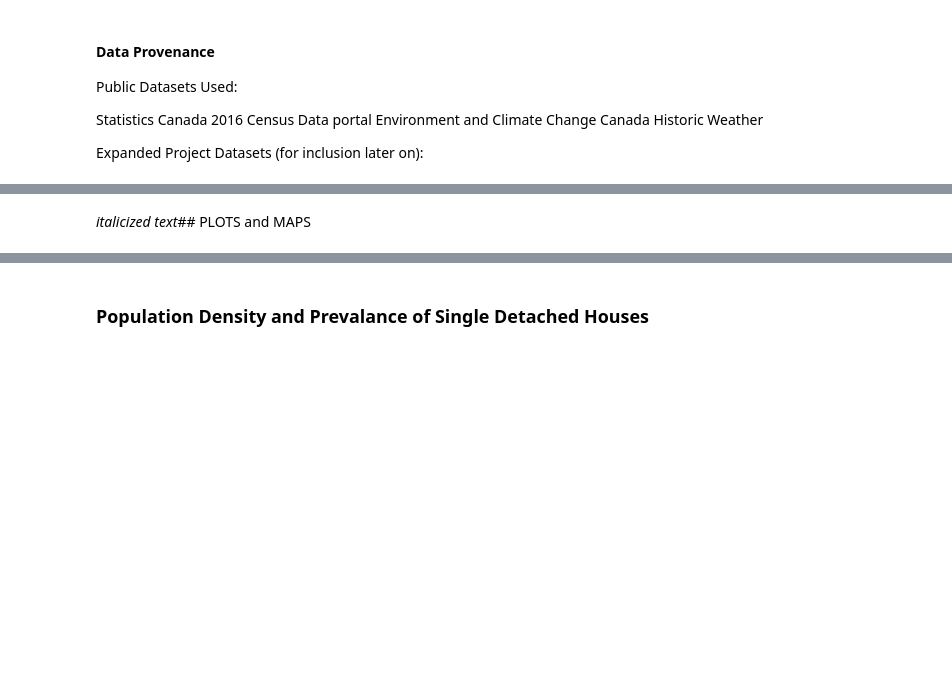
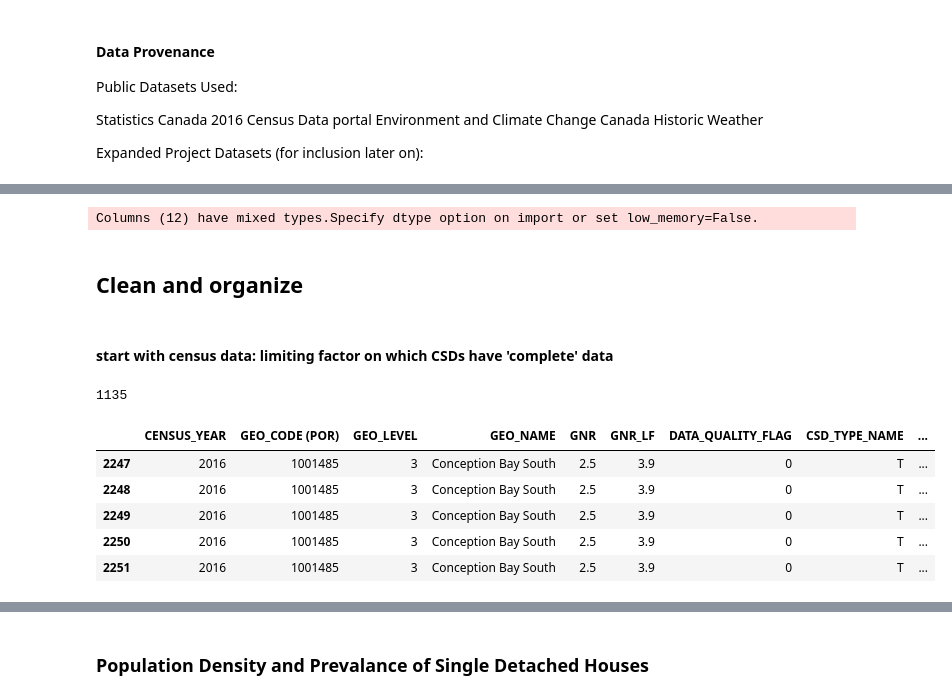
Before and after one commit to DonnaVakalis/Urban.dat, a Jupyter notebook: canadian_cousins_research_III.ipynb, the cells around one changed output, grey strips where cells are left out. Cells and saved outputs as stored; diff of their text form; code cells hidden in the pictures; blank space fills up the shorter version.

```diff
--- a/canadian_cousins_research_III.ipynb
+++ b/canadian_cousins_research_III.ipynb
@@ -364,2 +97,61 @@ df_dwells.head(2)
-# %% [markdown]
-*italicized text*## PLOTS and MAPS
+# %%
+# Read in data
+
+# Read in CSD Census Profiles
+# From Statistics Canada
+filename = base_dir + 'raw_data_files/98-401-X2016042_English_CSV_data.csv'
+df_census = pd.read_csv(filename)
+
+
+# Read Pre-processed weather data--> Geopandas
+# This file was processed separately. It contains the shapes of CSDs and the HDDS and CDDS for 2018 of nearest weather station
+filename = base_dir + 'raw_data_files/csd_with_nearest_weatherStation.pkl'
+gdf_weather = pd.read_pickle(filename)
+
+
+# Read in transportation data (includes population)
+# From Statistics Canada
+filename = base_dir + 'raw_data_files/23100286.csv'
+df_trnsp = pd.read_csv(filename)
+
+# Read in Remoteness Index
+# From Statistics Canada
+filename = base_dir + 'raw_data_files/17100143.csv'
+df_remote = pd.read_csv(filename)
+
+
+# Future data sets:
+
+# Read census commuting and occupation
+# from https://www12.statcan.gc.ca/census-recensement/2016/dp-pd/dt-td/Lp-eng.cfm?LANG=E&APATH=7&DETAIL=0&DIM=0&FL=C&FREE=0&GC=0&GID=0&GK=0&GRP=1&PID=0&PRID=10&PTYPE=109445&S=0&SHOWALL=0&SUB=0&Temporal=2016,2017&THEME=0&VID=0&VNAMEE=Commuting%20duration%20%286%29&VNAMEF=Dur%C3%A9e%20du%20trajet%20domicile%2Dlieu%20de%20travail%20%286%29
+
+# Read in NAICS data?
+# e.g., percentage in ag or ind...
+
+# Read in MEED data!
+# %% [output]
+Columns (12) have mixed types.Specify dtype option on import or set low_memory=False.
+# %% [markdown]
+## Clean and organize
+# %% [markdown]
+#### start with census data: limiting factor on which CSDs have 'complete' data
+# %%
+df_census.query('GEO_LEVEL == 3').GEO_NAME.nunique() # 942 Census Subdivisions in this set
+df_census.query('GEO_NAME == "Toronto"') # Check whether level 3 CSDs include the level 2s...i.e., is Toronto in level 3 and 2? or just 2? (Answer: it's in both)
+
+df_census.query('GEO_LEVEL == 3')['DIM: Profile of Census Subdivisions (2247)'].nunique() # 1135 features
+
+#To see all:
+#with np.printoptions(threshold=np.inf):
+ #   print(df_census.query('GEO_LEVEL == 3')['DIM: Profile of Census Subdivisions (2247)'].unique())
+# %% [output]
+1135
+# %%
+df_census.query('GEO_LEVEL == 3').head()
+# %% [output]
+|  | CENSUS_YEAR | GEO_CODE (POR) | GEO_LEVEL | GEO_NAME | GNR | GNR_LF | DATA_QUALITY_FLAG | CSD_TYPE_NAME | ... |
+| 2247 | 2016 | 1001485 | 3 | Conception Bay South | 2.5 | 3.9 | 0 | T | ... |
+| 2248 | 2016 | 1001485 | 3 | Conception Bay South | 2.5 | 3.9 | 0 | T | ... |
+| 2249 | 2016 | 1001485 | 3 | Conception Bay South | 2.5 | 3.9 | 0 | T | ... |
+| 2250 | 2016 | 1001485 | 3 | Conception Bay South | 2.5 | 3.9 | 0 | T | ... |
+| 2251 | 2016 | 1001485 | 3 | Conception Bay South | 2.5 | 3.9 | 0 | T | ... |
```
Also changed, not shown: parts of 36 cells of this notebook.
